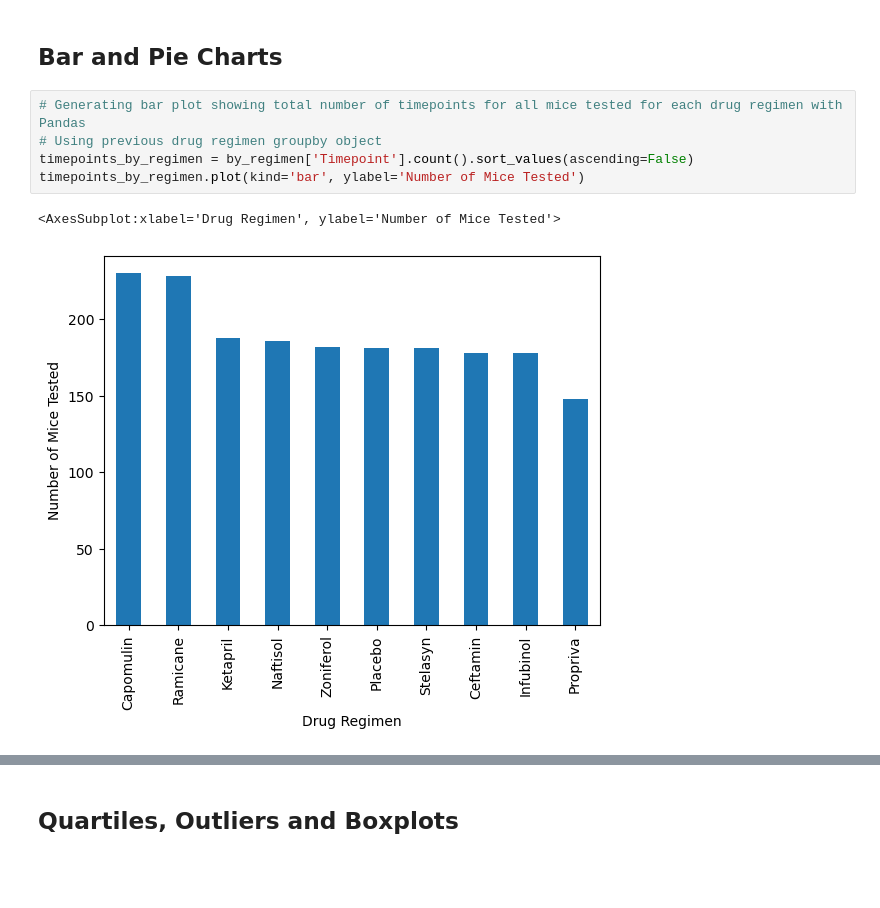
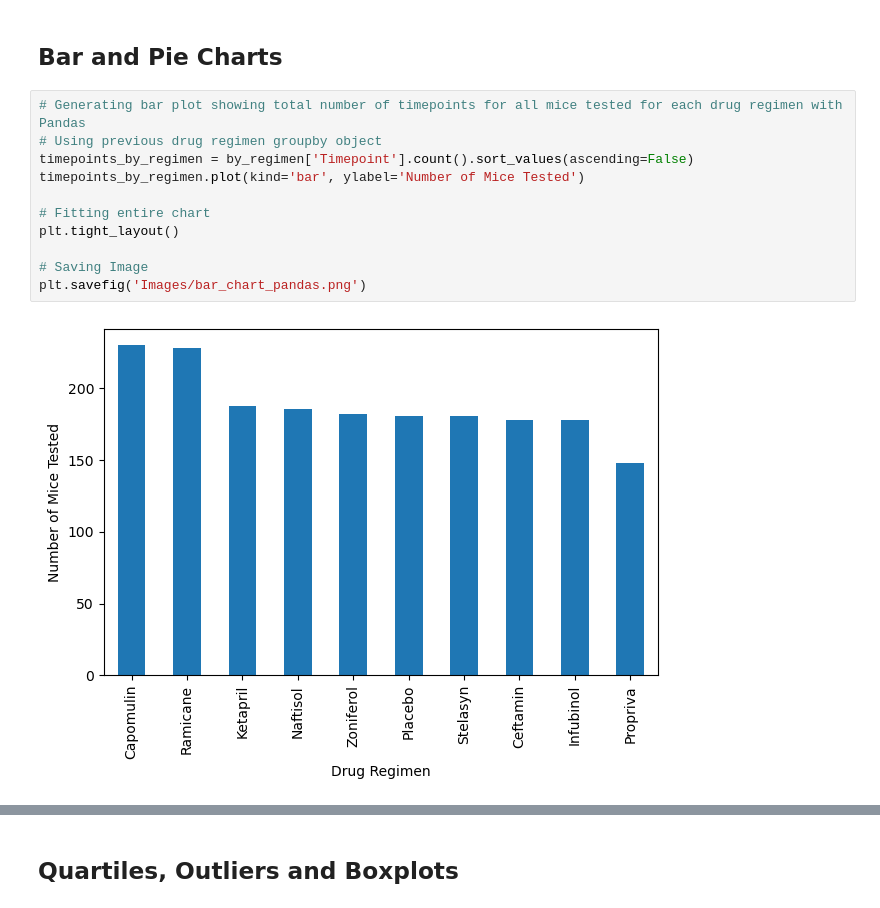
Before and after one commit to KevinMosweu/matplotlib-challenge, a Jupyter notebook: Pymaceuticals/Pymaceuticals.ipynb, the cells around one changed output, grey strips where cells are left out. Saved outputs shown, nothing was run; the diff lists cells and outputs as text; blank space fills up the shorter version.

Commit message:
Added images folder and saved images of plots

```diff
--- a/Pymaceuticals/Pymaceuticals.ipynb
+++ b/Pymaceuticals/Pymaceuticals.ipynb
@@ -150,11 +150,16 @@ tumor_vol_stats_using_agg
 # %%
 # Generating bar plot showing total number of timepoints for all mice tested for each drug regimen with Pandas
 # Using previous drug regimen groupby object
 timepoints_by_regimen = by_regimen['Timepoint'].count().sort_values(ascending=False)
 timepoints_by_regimen.plot(kind='bar', ylabel='Number of Mice Tested')
+
+# Fitting entire chart
+plt.tight_layout()
+
+# Saving Image
+plt.savefig('Images/bar_chart_pandas.png')
 # %% [output]
-<AxesSubplot:xlabel='Drug Regimen', ylabel='Number of Mice Tested'>
-[figure, old version]
+[figure, new version]
 # %%
 # Generating a bar plot showing the total number of timepoints for all mice tested for each drug regimen using pyplot.
 # Creating sorted data frame from previous by drug regimen grouby object
```
Also changed, not shown: parts of 7 cells of this notebook, 8 other files.
